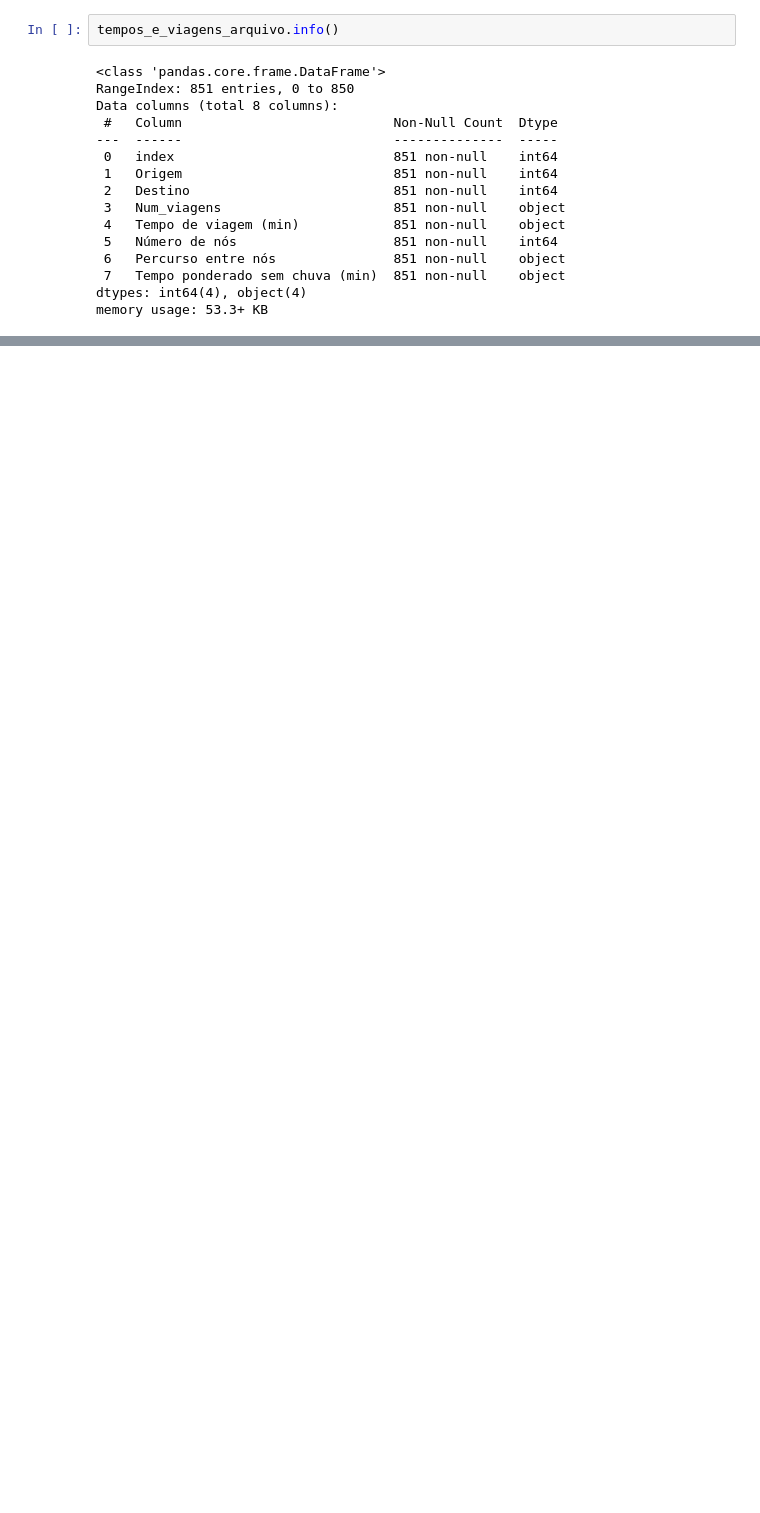
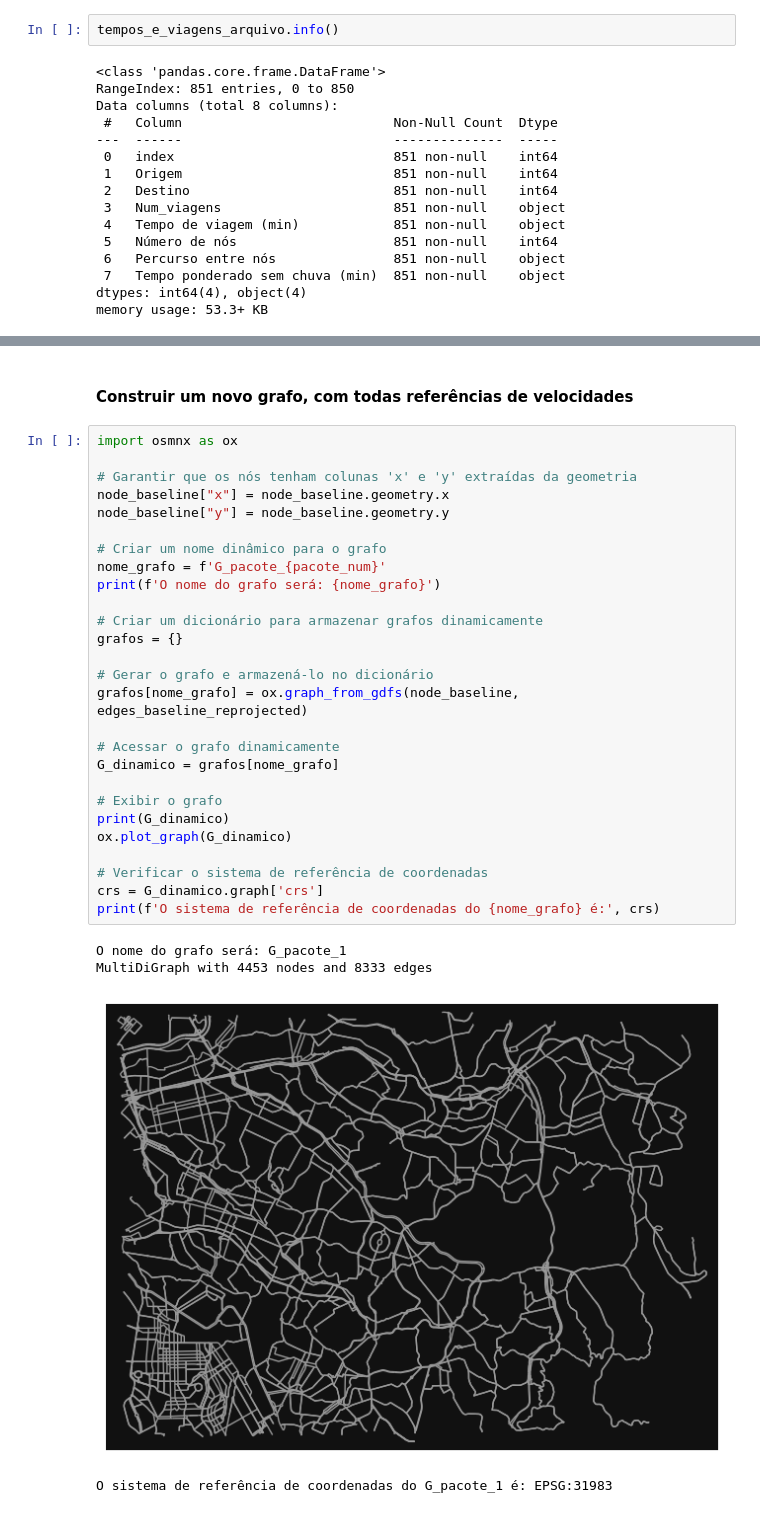
Before and after one commit to marcelof314/SP_urban_flooding, a Jupyter notebook: 02 OD Matrix and travel time.ipynb, the cells around one changed output, grey strips where cells are left out. Saved outputs shown, nothing was run; the diff lists cells and outputs as text; blank space fills up the shorter version.

```diff
--- a/02 OD Matrix and travel time.ipynb
+++ b/02 OD Matrix and travel time.ipynb
@@ -407,0 +922,34 @@ memory usage: 53.3+ KB
+# %% [markdown]
+#### Construir um novo grafo, com todas referências de velocidades
+# %%
+import osmnx as ox
+
+# Garantir que os nós tenham colunas 'x' e 'y' extraídas da geometria
+node_baseline["x"] = node_baseline.geometry.x
+node_baseline["y"] = node_baseline.geometry.y
+
+# Criar um nome dinâmico para o grafo
+nome_grafo = f'G_pacote_{pacote_num}'
+print(f'O nome do grafo será: {nome_grafo}')
+
+# Criar um dicionário para armazenar grafos dinamicamente
+grafos = {}
+
+# Gerar o grafo e armazená-lo no dicionário
+grafos[nome_grafo] = ox.graph_from_gdfs(node_baseline, edges_baseline_reprojected)
+
+# Acessar o grafo dinamicamente
+G_dinamico = grafos[nome_grafo]
+
+# Exibir o grafo
+print(G_dinamico)
+ox.plot_graph(G_dinamico)
+
+# Verificar o sistema de referência de coordenadas
+crs = G_dinamico.graph['crs']
+print(f'O sistema de referência de coordenadas do {nome_grafo} é:', crs)
+# %% [output]
+O nome do grafo será: G_pacote_1
+MultiDiGraph with 4453 nodes and 8333 edges
+[figure, added]
+O sistema de referência de coordenadas do G_pacote_1 é: EPSG:31983
```
Also changed, not shown: parts of 51 cells of this notebook, 4 other files.
